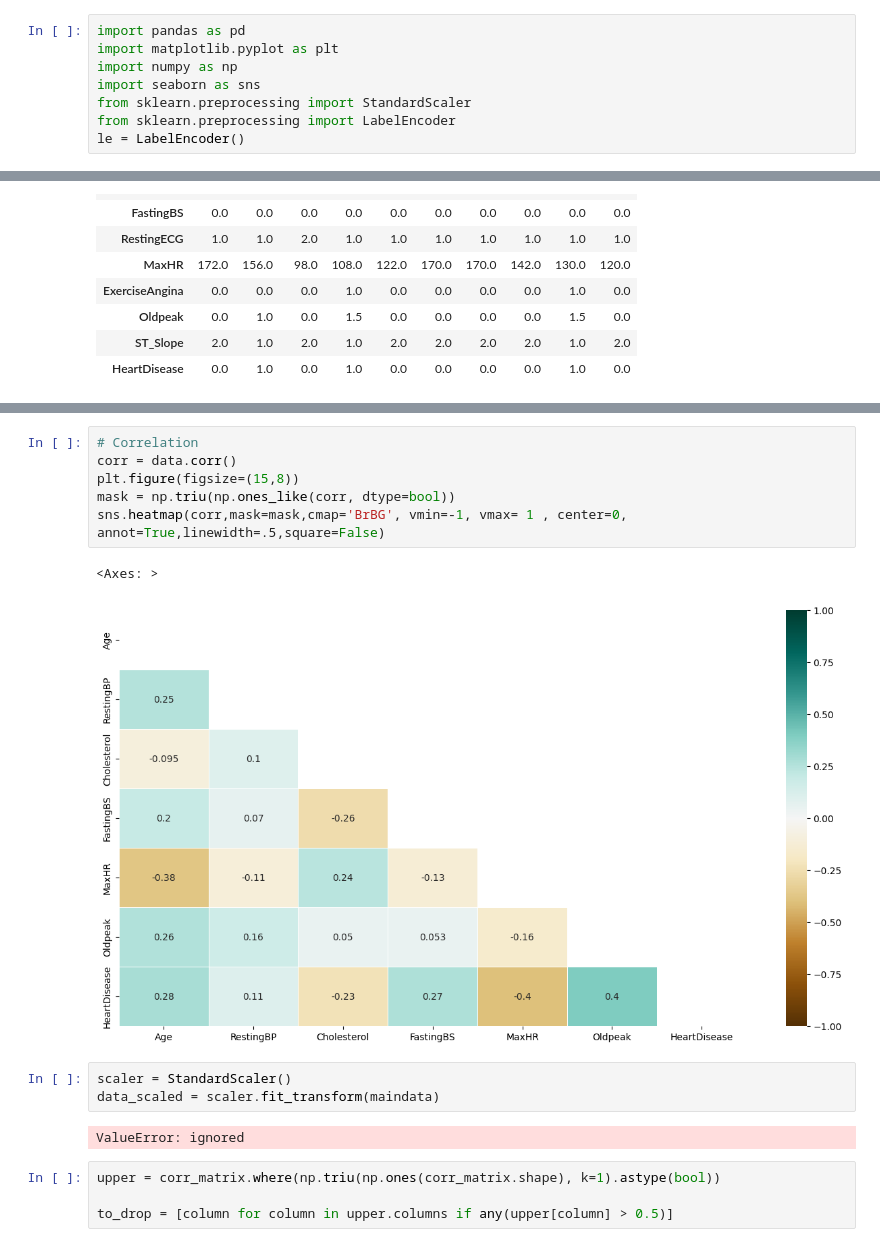
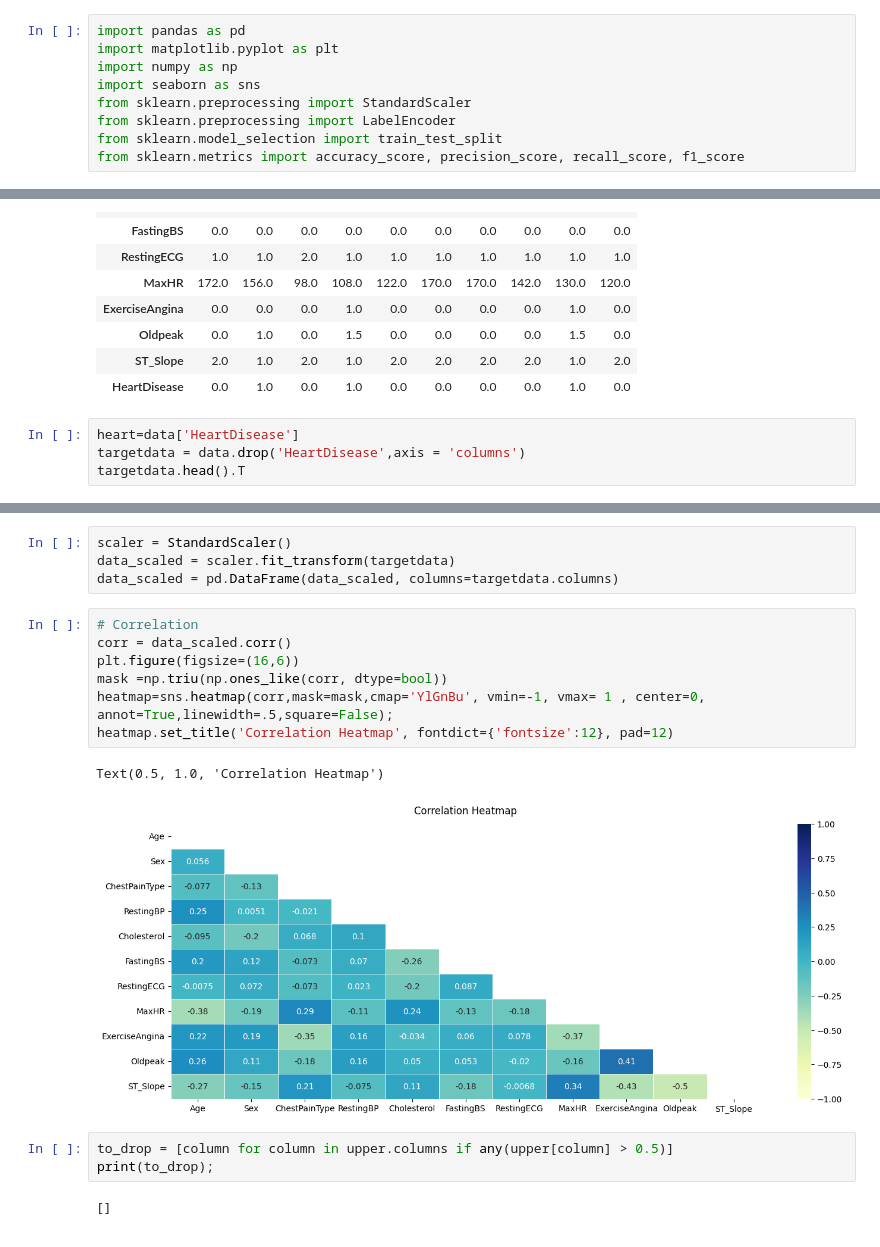
Before and after one commit to HafsaHameed457/Heart_Failure_Preditcion, a Jupyter notebook: Project.ipynb, the cells around one changed output, grey strips where cells are left out. Cells and saved outputs as stored; diff of their text form.

```diff
--- a/Project.ipynb
+++ b/Project.ipynb
@@ -7,7 +7,8 @@ import numpy as np
 import seaborn as sns
 from sklearn.preprocessing import StandardScaler
 from sklearn.preprocessing import LabelEncoder
-le = LabelEncoder()
+from sklearn.model_selection import train_test_split
+from sklearn.metrics import accuracy_score, precision_score, recall_score, f1_score
 # %%
 data = pd.read_csv("/content/heart.csv")
 data.head().T
@@ -150,3 +123,7 @@ data.head(10).T
 | Oldpeak | 0.0 | 1.0 | 0.0 | 1.5 | 0.0 | 0.0 | 0.0 | 0.0 | 1.5 | 0.0 |
 | ST_Slope | 2.0 | 1.0 | 2.0 | 1.0 | 2.0 | 2.0 | 2.0 | 2.0 | 1.0 | 2.0 |
 | HeartDisease | 0.0 | 1.0 | 0.0 | 1.0 | 0.0 | 0.0 | 0.0 | 0.0 | 1.0 | 0.0 |
+# %%
+heart=data['HeartDisease']
+targetdata = data.drop('HeartDisease',axis = 'columns')
+targetdata.head().T
@@ -153,18 +143,19 @@ data.head(10).T
+# %%
+scaler = StandardScaler()
+data_scaled = scaler.fit_transform(targetdata)
+data_scaled = pd.DataFrame(data_scaled, columns=targetdata.columns)
 # %%
 # Correlation
-corr = data.corr()
-plt.figure(figsize=(15,8))
-mask = np.triu(np.ones_like(corr, dtype=bool))
-sns.heatmap(corr,mask=mask,cmap='BrBG', vmin=-1, vmax= 1 , center=0, annot=True,linewidth=.5,square=False)
+corr = data_scaled.corr()
+plt.figure(figsize=(16,6))
+mask =np.triu(np.ones_like(corr, dtype=bool))
+heatmap=sns.heatmap(corr,mask=mask,cmap='YlGnBu', vmin=-1, vmax= 1 , center=0, annot=True,linewidth=.5,square=False);
+heatmap.set_title('Correlation Heatmap', fontdict={'fontsize':12}, pad=12)
 # %% [output]
-<Axes: >
+Text(0.5, 1.0, 'Correlation Heatmap')
-[figure, old version]
+[figure, new version]
-# %%
-scaler = StandardScaler()
-data_scaled = scaler.fit_transform(maindata)
-# %% [output]
-ValueError: ignored
 # %%
-upper = corr_matrix.where(np.triu(np.ones(corr_matrix.shape), k=1).astype(bool))
-
 to_drop = [column for column in upper.columns if any(upper[column] > 0.5)]
+print(to_drop);
+# %% [output]
+[]
```
Also changed, not shown: parts of 14 cells of this notebook.
